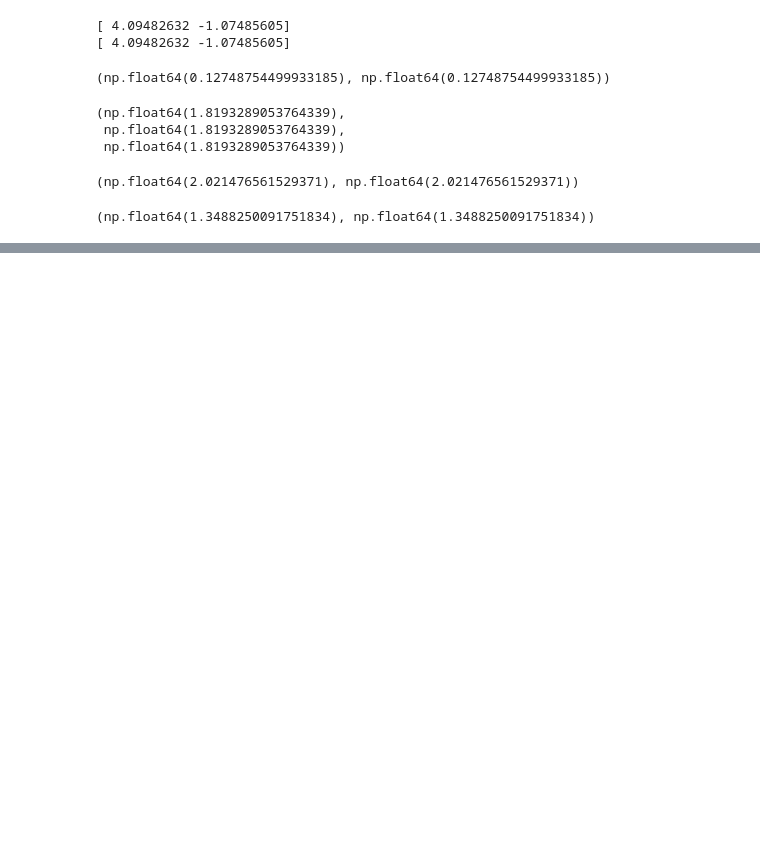
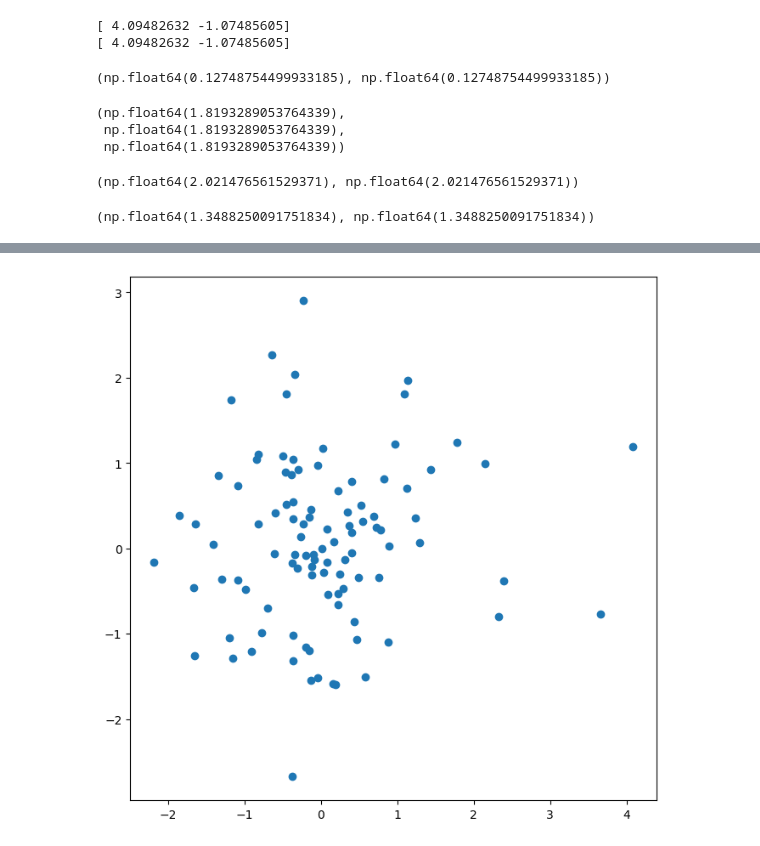
Before and after one commit to dravesb/central_tendencies, a Jupyter notebook: notes/book-notes/isl-2023/chp2-lab/chp2.ipynb, the cells around one changed output, grey strips where cells are left out. Drawn from its saved outputs; the diff is of its cells as text; code cells hidden in the pictures; blank space fills up the shorter version.

```diff
--- a/notes/book-notes/isl-2023/chp2-lab/chp2.ipynb
+++ b/notes/book-notes/isl-2023/chp2-lab/chp2.ipynb
@@ -271,0 +331,5 @@ np.sqrt(np.var(y)), y.std()
+# %%
+fig, ax = subplots(figsize=(8, 8))
+ax.plot(x, y, "o");
+# %% [output]
+[figure, added]
```
Also changed, not shown: parts of 82 cells of this notebook, 1 other file.
